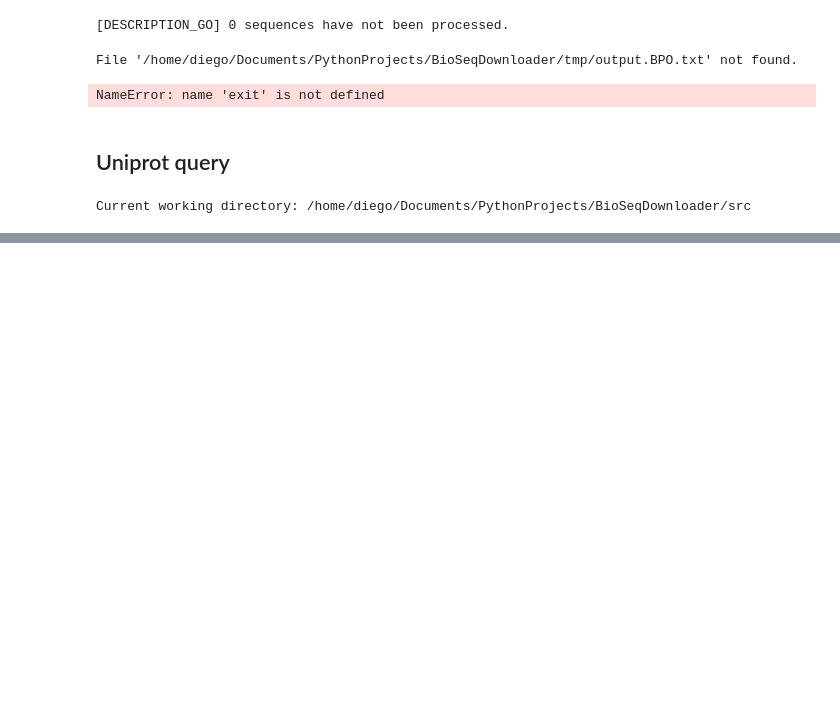
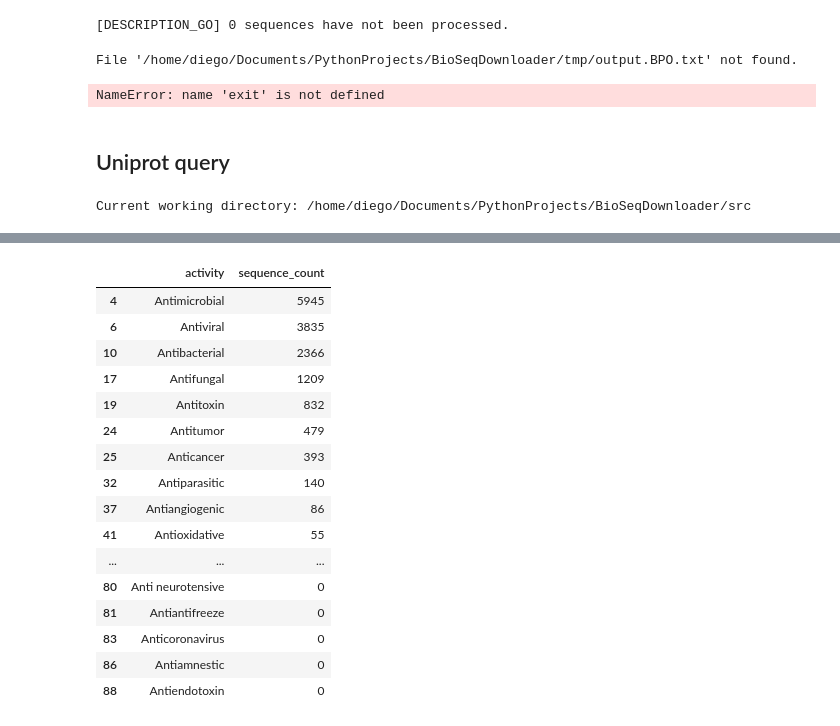
Before and after one commit to ProteinEngineering-PESB2/BioSeqDownloader, a Jupyter notebook: tests.ipynb, the cells around one changed output, grey strips where cells are left out. Cells and saved outputs as stored; diff of their text form; code cells hidden in the pictures; blank space fills up the shorter version.

```diff
--- a/tests.ipynb
+++ b/tests.ipynb
@@ -498,0 +488,3 @@ Parsing field: seq
+# %%
+uniprot_search_files = os.listdir("uniprot_search")
+uniprot_search_files
@@ -498,0 +509,32 @@ Parsing field: seq
+# %%
+# Create an empty list to store the results
+activity_data = []
+
+# Iterate over each file in uniprot_search_files
+for file in uniprot_search_files:
+    # Load the CSV file into a DataFrame
+    df = pd.read_csv(f"uniprot_search/{file}")
+
+    # Extract the activity name from the file name
+    activity = file.replace("uniprot_", "").replace(".csv", "").replace("-", " ").capitalize()
+
+    # Count the number of sequences in the DataFrame
+    sequence_count = len(df)
+
+    # Append the activity and sequence count to the list
+    activity_data.append({"activity": activity, "sequence_count": sequence_count})
+
+# Create a DataFrame from the activity data
+activity_df = pd.DataFrame(activity_data)
+
+# Sort the DataFrame by sequence count in descending order
+activity_df = activity_df.sort_values(by="sequence_count", ascending=False)
+
+# Calculate the total number of sequences
+total_sequences = activity_df["sequence_count"].sum()
+
+# Add a row for the total sequences
+activity_df = pd.concat([activity_df, pd.DataFrame([{"activity": "Total", "sequence_count": total_sequences}])], ignore_index=True)
+
+# Display the resulting DataFrame
+activity_df
@@ -498,0 +555,21 @@ Parsing field: seq
+# %%
+anti_activities_df = activity_df[activity_df['activity'].str.startswith('Anti', na=False)]
+anti_activities_df
+# %% [output]
+|  | activity | sequence_count |
+| 4 | Antimicrobial | 5945 |
+| 6 | Antiviral | 3835 |
+| 10 | Antibacterial | 2366 |
+| 17 | Antifungal | 1209 |
+| 19 | Antitoxin | 832 |
+| 24 | Antitumor | 479 |
+| 25 | Anticancer | 393 |
+| 32 | Antiparasitic | 140 |
+| 37 | Antiangiogenic | 86 |
+| 41 | Antioxidative | 55 |
+| ... | ... | ... |
+| 80 | Anti neurotensive | 0 |
+| 81 | Antiantifreeze | 0 |
+| 83 | Anticoronavirus | 0 |
+| 86 | Antiamnestic | 0 |
+| 88 | Antiendotoxin | 0 |
```
Also changed, not shown: parts of 38 cells of this notebook, 8 other files.
